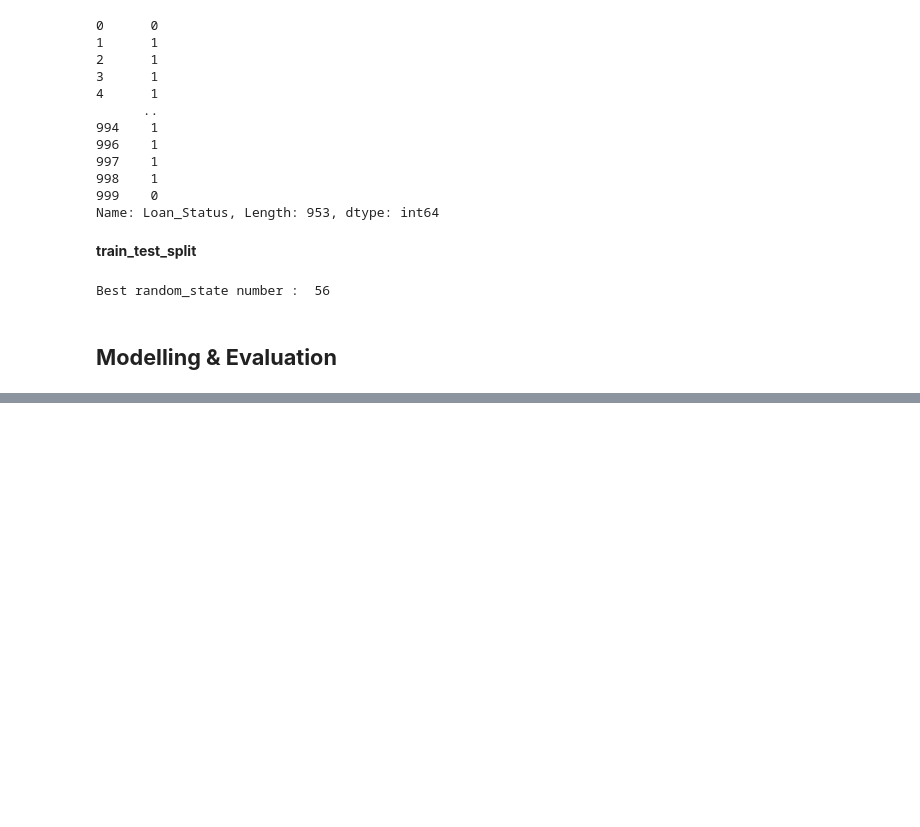
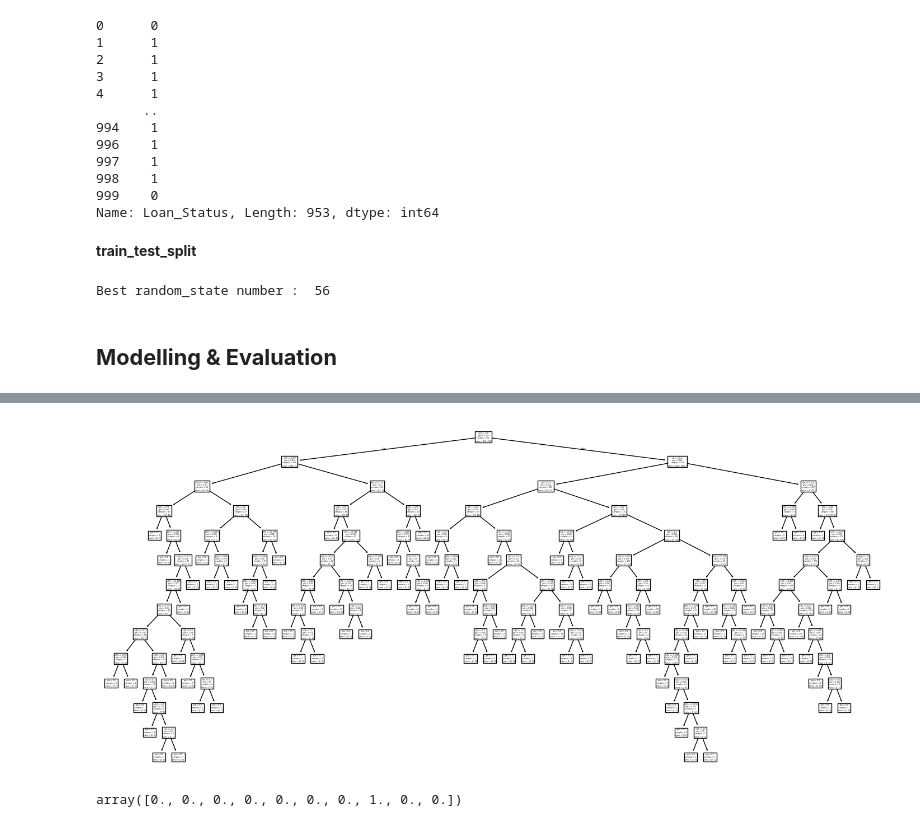
Before and after one commit to AbhayMadhukarChintamwar/Loan_Eligible_Status, a Jupyter notebook: Finance_Capston_Project.ipynb, the cells around one changed output, grey strips where cells are left out. Saved outputs shown, nothing was run; the diff lists cells and outputs as text; code cells hidden in the pictures; blank space fills up the shorter version.

Commit message:
Model Selection and Evaluation

```diff
--- a/Finance_Capston_Project.ipynb
+++ b/Finance_Capston_Project.ipynb
@@ -658,5 +658,4 @@ data.Loan_Status = data.Loan_Status.replace({'Approved':'Yes','Rejected':'No'})
 # %%
-data.Loan_Status = data.Loan_Status.replace({'Yes':1,'No':0})
 data.Loan_Status.unique()
 data.Loan_Status = data.Loan_Status.astype('int')
 data.Loan_Status.dtypes
@@ -808,0 +843,14 @@ from sklearn.model_selection import cross_val_score
+# %%
+# Modelling
+
+knn_model = KNeighborsClassifier(n_neighbors=4)
+knn_model.fit(X_train, y_train)
+
+# Evaluation
+
+ypred_test = knn_model.predict(X_test)
+ypred_train = knn_model.predict(X_train)
+
+print('Train Accuracy : ', accuracy_score(ypred_train, y_train))
+print('CV Score :', cross_val_score(knn_model, X_train, y_train, cv = 5, scoring='accuracy').mean())
+print('Tests Accuracy :', accuracy_score(ypred_test, y_test))
@@ -808,0 +866,8 @@ from sklearn.model_selection import cross_val_score
+# %%
+# Hyperparameter tuning
+
+estimator = SVC()
+param_grid = {'C': [0.01,0.1,1], 'kernel':['linear','rbf','sigmoid','poly']}
+svm_grid = GridSearchCV(estimator, param_grid, scoring='accuracy', cv= 5)
+svm_grid.fit(X_train, y_train)
+svm_grid.best_estimator_
@@ -808,0 +876,13 @@ from sklearn.model_selection import cross_val_score
+# %%
+# Modelling
+svm_model = SVC(C = 0.1, kernel='linear')
+svm_model.fit(X_train, y_train)
+
+# Evaluation
+
+ypred_test = svm_model.predict(X_test)
+ypred_train = svm_model.predict(X_train)
+
+print('Train Accuracy : ', accuracy_score(ypred_train, y_train))
+print('CV Score : ', cross_val_score(svm_model, X_train, y_train , scoring='accuracy', cv= 5).mean())
+print('Test Accuracy : ', accuracy_score(ypred_test, y_test))
@@ -808,0 +899,9 @@ from sklearn.model_selection import cross_val_score
+# %%
+model = DecisionTreeClassifier(random_state=True)
+model.fit(X_train, y_train)
+
+from sklearn.tree import plot_tree
+plot_tree(model)
+plt.show()
+# %% [output]
+[figure, added]
@@ -808,0 +919,4 @@ from sklearn.model_selection import cross_val_score
+# %%
+dt.feature_importances_
+# %% [output]
+array([0., 0., 0., 0., 0., 0., 0., 1., 0., 0.])
```
Also changed, not shown: parts of 23 cells of this notebook.
